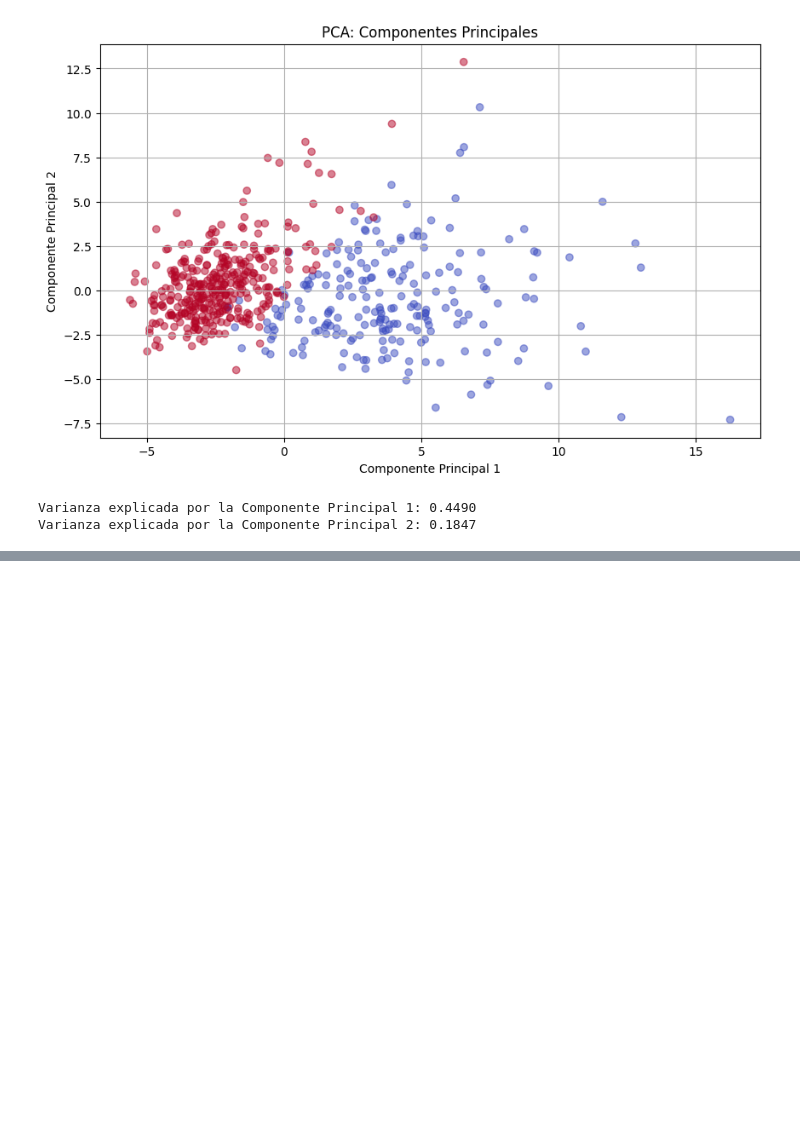
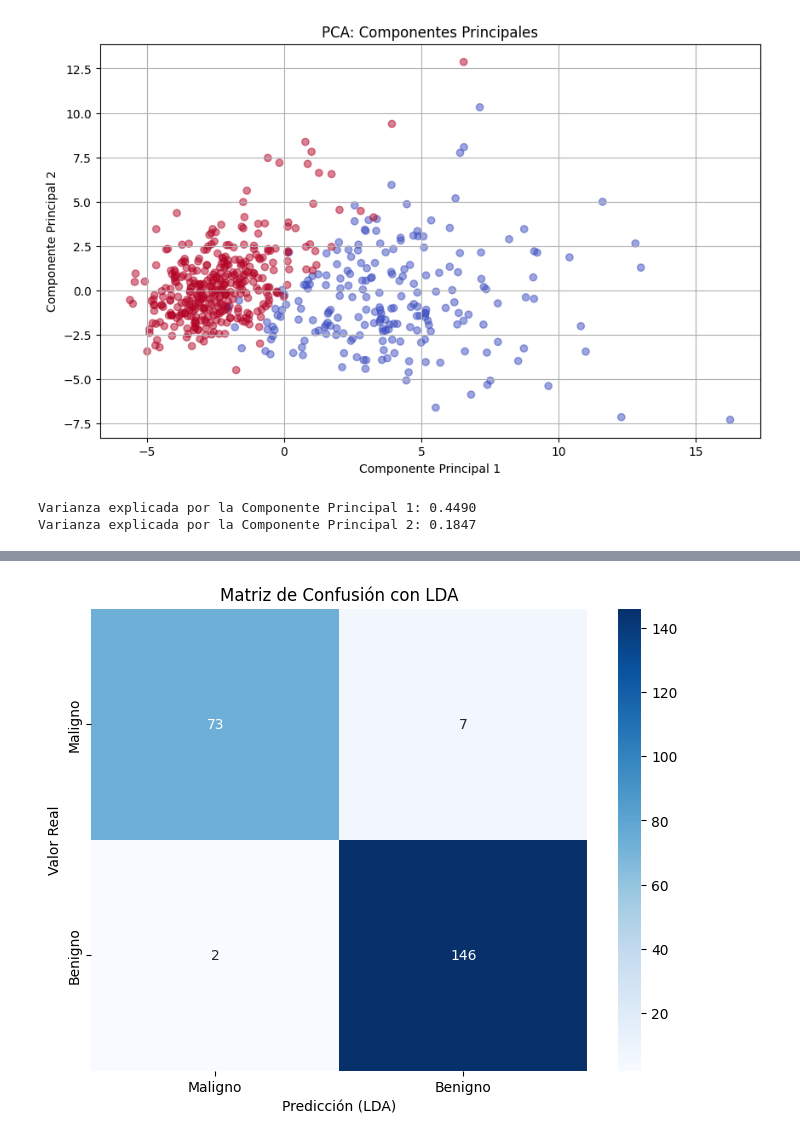
Before and after one commit to gabalvarezmc/MachineLearning_T3, a Jupyter notebook: TAREA3_cancer.ipynb, the cells around one changed output, grey strips where cells are left out. Saved outputs shown, nothing was run; the diff lists cells and outputs as text; code cells hidden in the pictures; blank space fills up the shorter version.

```diff
--- a/TAREA3_cancer.ipynb
+++ b/TAREA3_cancer.ipynb
@@ -273,0 +350,13 @@ Varianza explicada por la Componente Principal 2: 0.1847
+# %%
+# Calcular la matriz de confusión
+conf_matrix_cancer_lda = confusion_matrix(y_test, y_pred)
+
+# Graficar la matriz de confusión
+plt.figure(figsize=(8,6))
+sns.heatmap(conf_matrix_cancer_lda, annot=True, fmt='d', cmap='Blues', xticklabels=['Maligno', 'Benigno'], yticklabels=['Maligno', 'Benigno'])
+plt.ylabel('Valor Real')
+plt.xlabel('Predicción (LDA)')
+plt.title('Matriz de Confusión con LDA')
+plt.show()
+# %% [output]
+[figure, added]
```
Also changed, not shown: parts of 13 cells of this notebook.
